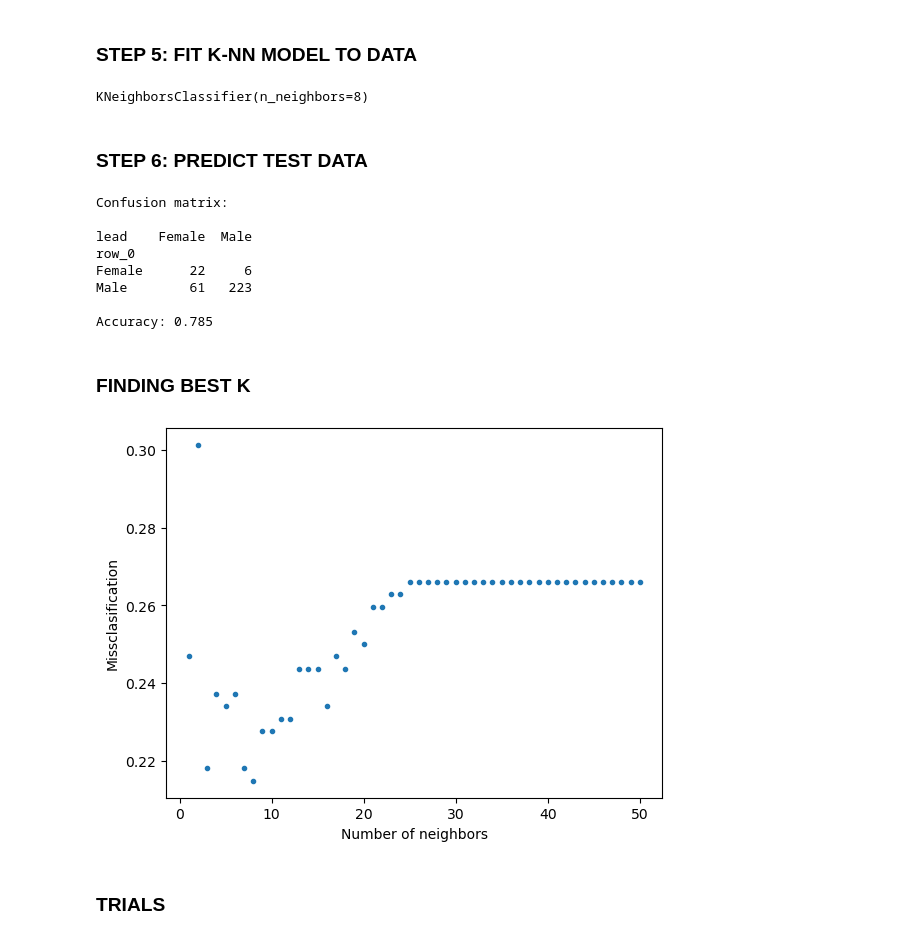
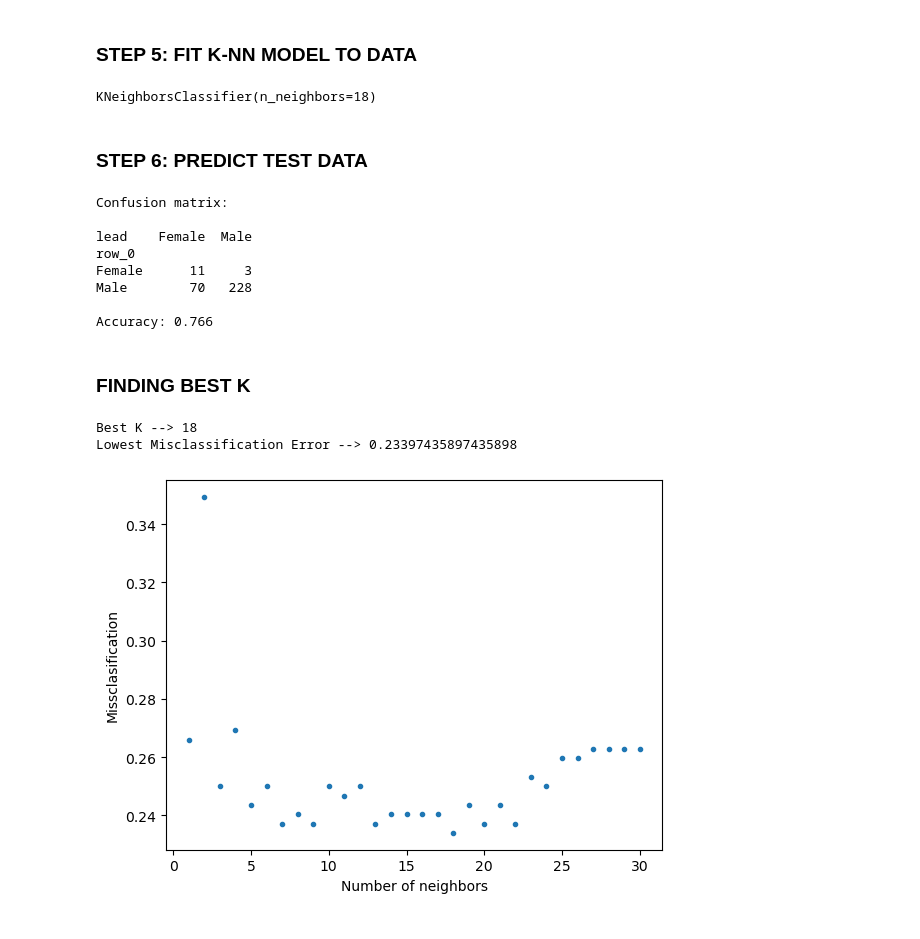
Before and after one commit to dininduviduneth/statistical-machine-learning-uu, a Jupyter notebook: models/knn_dinindu_v1.ipynb, the cells around one changed output. Cells and saved outputs as stored; diff of their text form; code cells hidden in the pictures.

Commit message:
Add code to find best K for a given feature set :white_check_mark:

```diff
--- a/models/knn_dinindu_v1.ipynb
+++ b/models/knn_dinindu_v1.ipynb
@@ -69,7 +71,7 @@ data.describe()
 # %% [markdown]
 ### STEP 4: SPLIT TRAIN / TEST DATASETS
 # %%
-np.random.seed(1)
+'''np.random.seed(1)
 trainI = np.random.choice(data.shape[0], size = 727, replace = False)
 trainIndex = data.index.isin(trainI)
 
@@ -78,46 +80,42 @@ test = data.iloc[~trainIndex]
 
 X_train = train.iloc[:, 0:train.shape[1] - 1]
 X_test = test.iloc[:, 0:test.shape[1] - 1]
-Y_train = train.iloc[:, -1]
-Y_test = test.iloc[:, -1]
+y_train = train.iloc[:, -1]
+y_test = test.iloc[:, -1]'''
+
+X_train, X_test, y_train, y_test = skl_ms.train_test_split(data.iloc[:, 0:data.shape[1] - 1], data.iloc[:, -1], test_size=0.30, random_state=123)
 # %% [markdown]
 ### STEP 5: FIT K-NN MODEL TO DATA
 # %%
-model = skl_nb.KNeighborsClassifier(n_neighbors = 8)
-model.fit(X_train, Y_train) # Fit the model to data
+model = skl_nb.KNeighborsClassifier(n_neighbors = 18)
+model.fit(X_train, y_train) # Fit the model to data
 # %% [output]
-KNeighborsClassifier(n_neighbors=8)
+KNeighborsClassifier(n_neighbors=18)
 # %% [markdown]
 ### STEP 6: PREDICT TEST DATA
 # %%
 prediction = model.predict(X_test)
 print('Confusion matrix:\n')
-print(pd.crosstab(prediction, Y_test), '\n')
-print(f"Accuracy: {np.mean(prediction == Y_test):.3f}")
+print(pd.crosstab(prediction, y_test), '\n')
+print(f"Accuracy: {np.mean(prediction == y_test):.3f}")
 # %% [output]
 Confusion matrix:
 
 lead    Female  Male
 row_0
-Female      22     6
-Male        61   223
+Female      11     3
+Male        70   228
 
-Accuracy: 0.785
+Accuracy: 0.766
 # %% [markdown]
 ### FINDING BEST K
-# %%
-misclassification = []
-for k in range(50): # Try n_neighbors = 1, 2, ...., 50
-    model = skl_nb.KNeighborsClassifier(n_neighbors=k+1)
-    model.fit(X_train, Y_train)
-    prediction = model.predict(X_test)
-    misclassification.append(np.mean(prediction != Y_test))
-K = np.linspace(1, 50, 50)
-plt.plot(K, misclassification,'.')
-plt.ylabel('Missclasification')
-plt.xlabel('Number of neighbors')
-plt.show()
-# %% [output]
-[figure, removed]
-# %% [markdown]
-### TRIALS
+# %%
+best_k, lowest_misclassification = find_best_k_with_misclassification(X_train, y_train, X_test, y_test, 30)
+print("Best K --> " + str(best_k))
+print("Lowest Misclassification Error --> " + str(lowest_misclassification))
+
+plot_misclassification(X_train, y_train, X_test, y_test, 30)
+# %% [output]
+Best K --> 18
+Lowest Misclassification Error --> 0.23397435897435898
+[figure, added]
```
Also changed, not shown: parts of 1 cell of this notebook, 1 other file.
